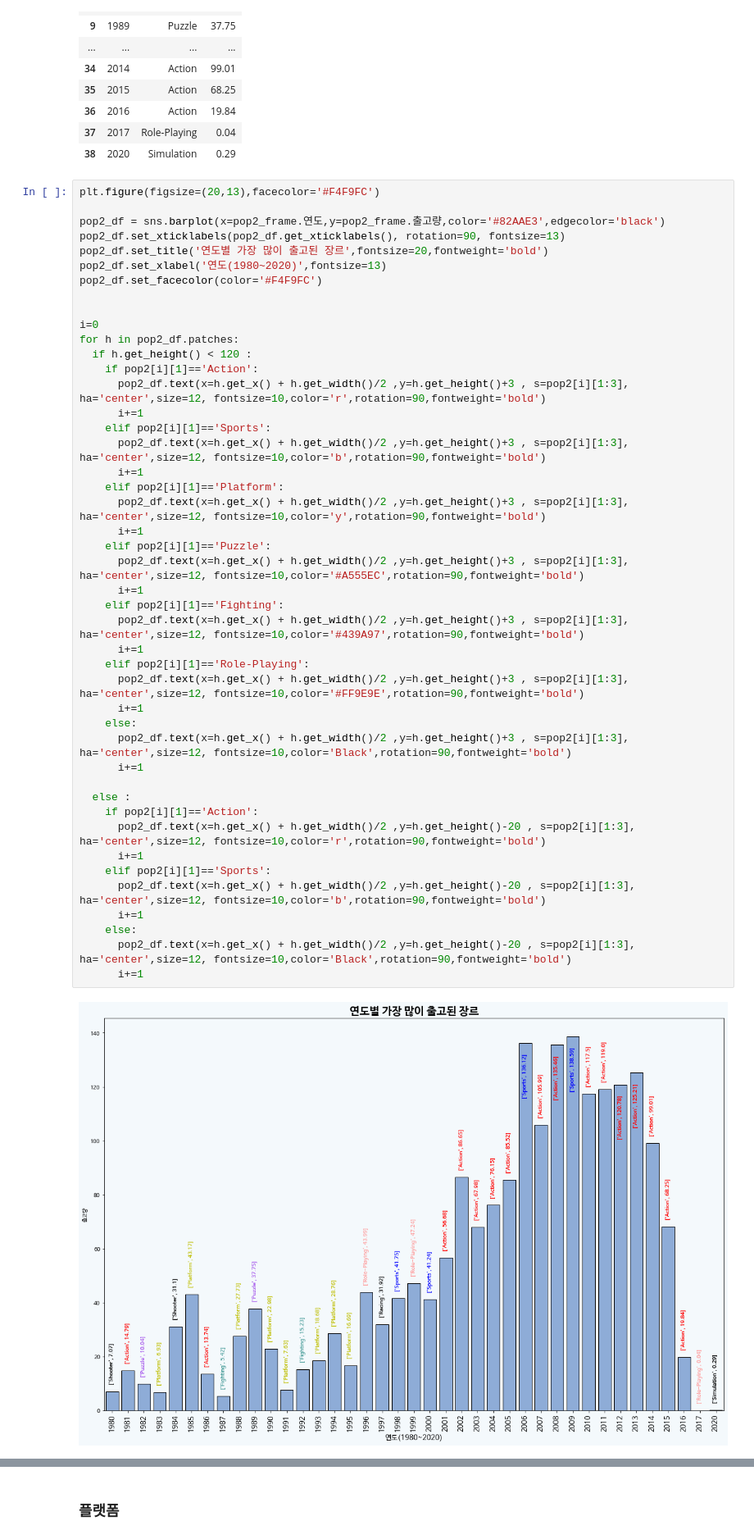
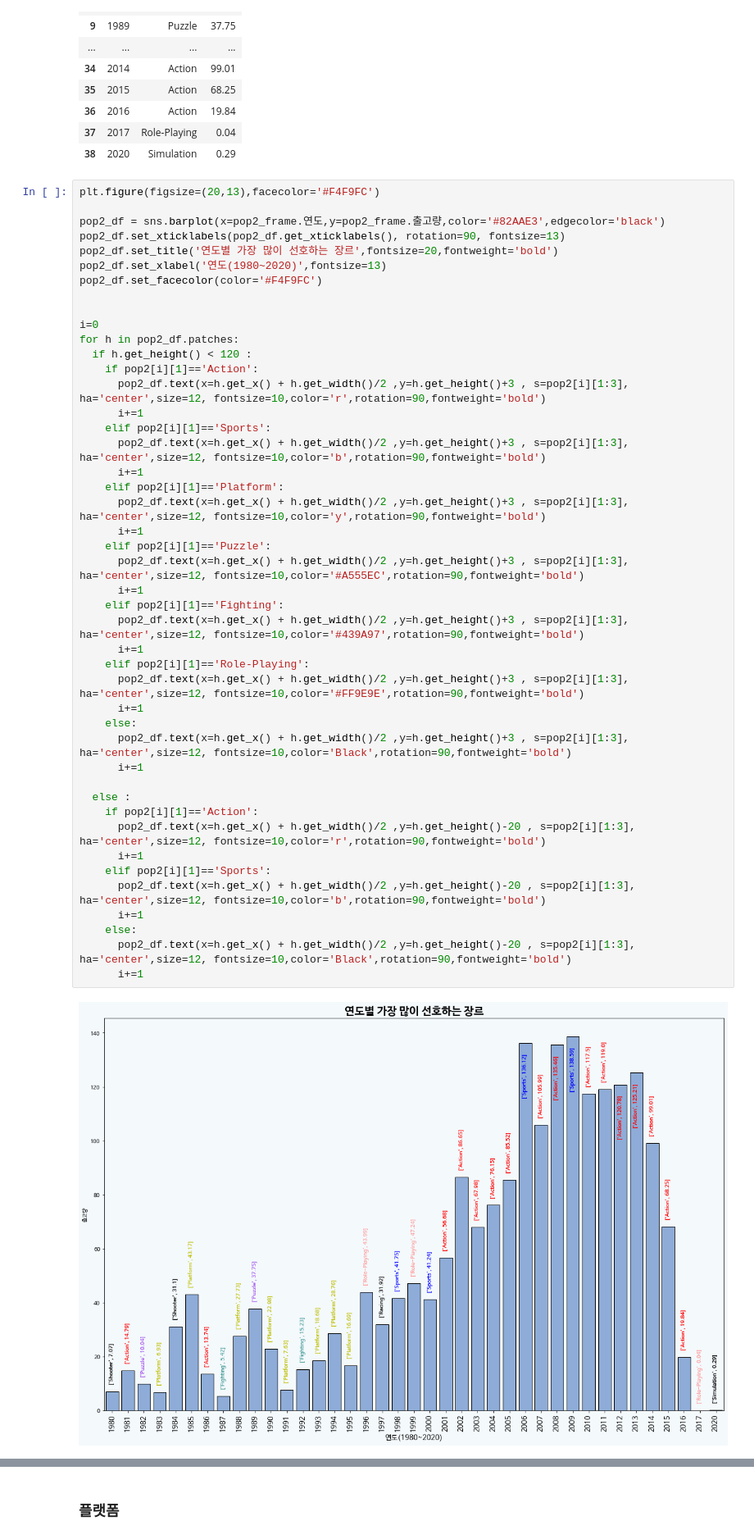
Before and after one commit to KIMJEONGSU/codestate17, a Jupyter notebook: AI_17_김정수_section1_project (1).ipynb, the cells around one changed output, grey strips where cells are left out. Shown at 82% size. Saved outputs shown, nothing was run; the diff lists cells and outputs as text.

```diff
--- a/AI_17_김정수_section1_project (1).ipynb
+++ b/AI_17_김정수_section1_project (1).ipynb
@@ -641,7 +641,7 @@ plt.figure(figsize=(20,13),facecolor='#F4F9FC')
 
 pop2_df = sns.barplot(x=pop2_frame.연도,y=pop2_frame.출고량,color='#82AAE3',edgecolor='black')
 pop2_df.set_xticklabels(pop2_df.get_xticklabels(), rotation=90, fontsize=13)
-pop2_df.set_title('연도별 가장 많이 출고된 장르',fontsize=20,fontweight='bold')
+pop2_df.set_title('연도별 가장 많이 선호하는 장르',fontsize=20,fontweight='bold')
 pop2_df.set_xlabel('연도(1980~2020)',fontsize=13)
 pop2_df.set_facecolor(color='#F4F9FC')
 
@@ -655,34 +655,34 @@ for h in pop2_df.patches:
     elif pop2[i][1]=='Sports':
       pop2_df.text(x=h.get_x() + h.get_width()/2 ,y=h.get_height()+3 , s=pop2[i][1:3], ha='center',size=12, fontsize=10,color='b',rotation=90,fontweight='bold')
       i+=1
     elif pop2[i][1]=='Platform':
       pop2_df.text(x=h.get_x() + h.get_width()/2 ,y=h.get_height()+3 , s=pop2[i][1:3], ha='center',size=12, fontsize=10,color='y',rotation=90,fontweight='bold')
       i+=1
     elif pop2[i][1]=='Puzzle':
       pop2_df.text(x=h.get_x() + h.get_width()/2 ,y=h.get_height()+3 , s=pop2[i][1:3], ha='center',size=12, fontsize=10,color='#A555EC',rotation=90,fontweight='bold')
       i+=1
     elif pop2[i][1]=='Fighting':
       pop2_df.text(x=h.get_x() + h.get_width()/2 ,y=h.get_height()+3 , s=pop2[i][1:3], ha='center',size=12, fontsize=10,color='#439A97',rotation=90,fontweight='bold')
       i+=1
     elif pop2[i][1]=='Role-Playing':
       pop2_df.text(x=h.get_x() + h.get_width()/2 ,y=h.get_height()+3 , s=pop2[i][1:3], ha='center',size=12, fontsize=10,color='#FF9E9E',rotation=90,fontweight='bold')
       i+=1
     else:
       pop2_df.text(x=h.get_x() + h.get_width()/2 ,y=h.get_height()+3 , s=pop2[i][1:3], ha='center',size=12, fontsize=10,color='Black',rotation=90,fontweight='bold')
       i+=1
 
   else :
     if pop2[i][1]=='Action':
       pop2_df.text(x=h.get_x() + h.get_width()/2 ,y=h.get_height()-20 , s=pop2[i][1:3], ha='center',size=12, fontsize=10,color='r',rotation=90,fontweight='bold')
       i+=1
     elif pop2[i][1]=='Sports':
       pop2_df.text(x=h.get_x() + h.get_width()/2 ,y=h.get_height()-20 , s=pop2[i][1:3], ha='center',size=12, fontsize=10,color='b',rotation=90,fontweight='bold')
       i+=1
     else:
       pop2_df.text(x=h.get_x() + h.get_width()/2 ,y=h.get_height()-20 , s=pop2[i][1:3], ha='center',size=12, fontsize=10,color='Black',rotation=90,fontweight='bold')
       i+=1
 # %% [output]
-[figure, old version]
+[figure, new version]
 # %%
 plt.figure(figsize=(15,10),facecolor='#F4F9FC')
 
```
Also changed, not shown: parts of 12 cells of this notebook.
